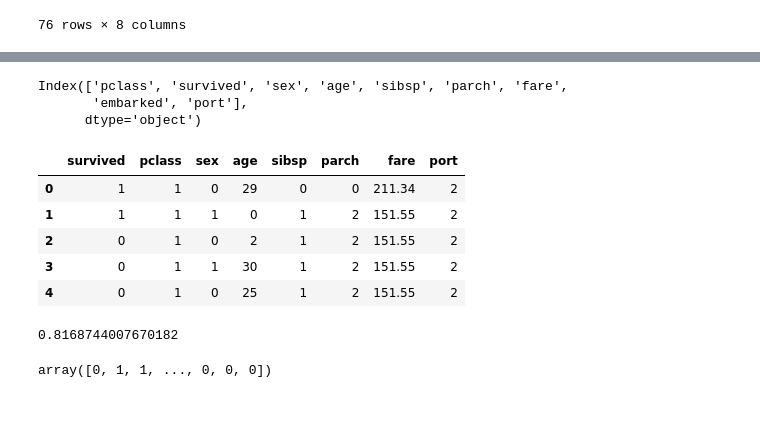
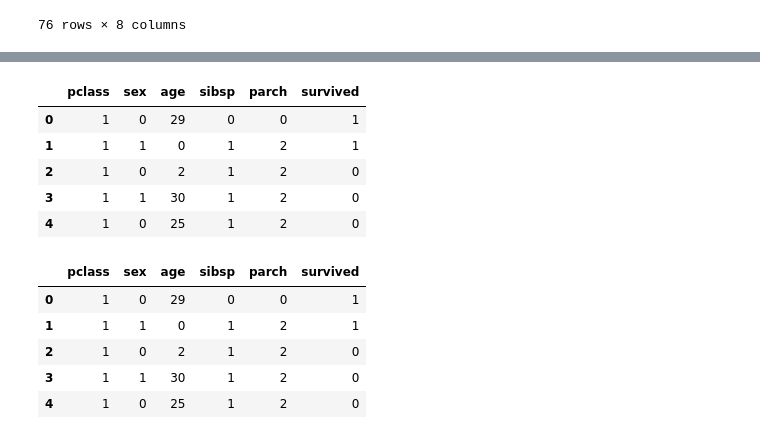
Before and after one commit to koto253/Data_Science_Portfolio, a Jupyter notebook: Titanic_Data_Analysis/titanic_data_analysis.ipynb, the cells around one changed output, grey strips where cells are left out. Drawn from its saved outputs; the diff is of its cells as text; code cells hidden in the pictures; blank space fills up the shorter version.

```diff
--- a/Titanic_Data_Analysis/titanic_data_analysis.ipynb
+++ b/Titanic_Data_Analysis/titanic_data_analysis.ipynb
@@ -164,7 +164,3 @@ df[df.duplicated()]
 | 1280 | 3 | 0 | male | 22 | 0 | 0 | 7.8958 | S |
 | 1296 | 3 | 0 | male | 27 | 0 | 0 | 8.6625 | S |
 76 rows × 8 columns
-# %%
-df['sex'].replace(['male', 'female'], [1, 0], inplace=True)
-df['fare'] = df['fare'].round(2)
-df.head()
@@ -192,4 +166,0 @@ Name: count, dtype: int64
-# %%
-df['embarked'] = df['embarked'].astype('category')
-df['port'] = df['embarked'].cat.codes
-df.tail(8)
@@ -206,17 +167,23 @@ df.tail(8)
-# %%
-df.columns
-# %% [output]
-Index(['pclass', 'survived', 'sex', 'age', 'sibsp', 'parch', 'fare',
-       'embarked', 'port'],
-      dtype='object')
+# %%
+df['sex'] = df['sex'].replace(['male', 'female'], [1, 0])
 # %%
-df = df[['survived', 'pclass', 'sex', 'age', 'sibsp', 'parch', 'fare', 'port']]
+df = df[['pclass', 'sex', 'age', 'sibsp', 'parch', 'survived']]
 df.head()
 # %% [output]
-|  | survived | pclass | sex | age | sibsp | parch | fare | port |
-| 0 | 1 | 1 | 0 | 29 | 0 | 0 | 211.34 | 2 |
-| 1 | 1 | 1 | 1 | 0 | 1 | 2 | 151.55 | 2 |
-| 2 | 0 | 1 | 0 | 2 | 1 | 2 | 151.55 | 2 |
-| 3 | 0 | 1 | 1 | 30 | 1 | 2 | 151.55 | 2 |
-| 4 | 0 | 1 | 0 | 25 | 1 | 2 | 151.55 | 2 |
+|  | pclass | sex | age | sibsp | parch | survived |
+| 0 | 1 | 0 | 29 | 0 | 0 | 1 |
+| 1 | 1 | 1 | 0 | 1 | 2 | 1 |
+| 2 | 1 | 0 | 2 | 1 | 2 | 0 |
+| 3 | 1 | 1 | 30 | 1 | 2 | 0 |
+| 4 | 1 | 0 | 25 | 1 | 2 | 0 |
+# %%
+df.to_csv('cleaned_df.csv', index=False)
+pd.read_csv('cleaned_df.csv').head()
+# %% [output]
+|  | pclass | sex | age | sibsp | parch | survived |
+| 0 | 1 | 0 | 29 | 0 | 0 | 1 |
+| 1 | 1 | 1 | 0 | 1 | 2 | 1 |
+| 2 | 1 | 0 | 2 | 1 | 2 | 0 |
+| 3 | 1 | 1 | 30 | 1 | 2 | 0 |
+| 4 | 1 | 0 | 25 | 1 | 2 | 0 |
 # %%
@@ -233,9 +197,0 @@ X = df.drop('survived', axis=1)
-# %%
-model.fit(X, y)
-model.score(X, y)
-# %% [output]
-0.8168744007670182
-# %%
-model.predict(X)
-# %% [output]
-array([0, 1, 1, ..., 0, 0, 0])
```
Also changed, not shown: parts of 22 cells of this notebook, 2 other files.
